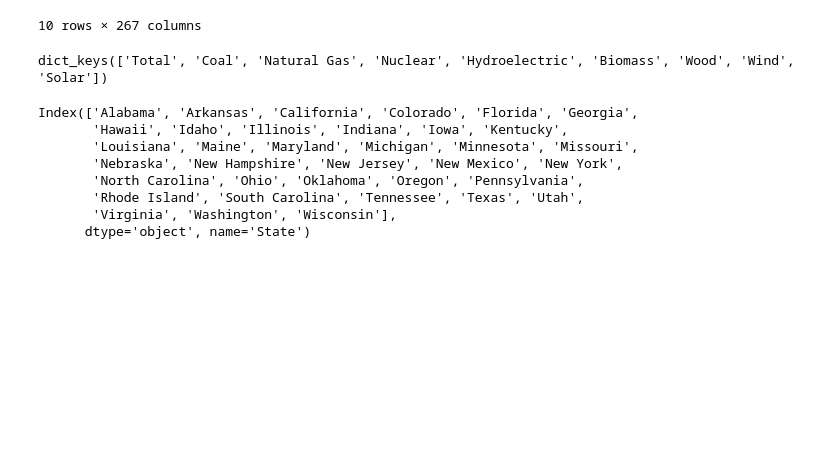
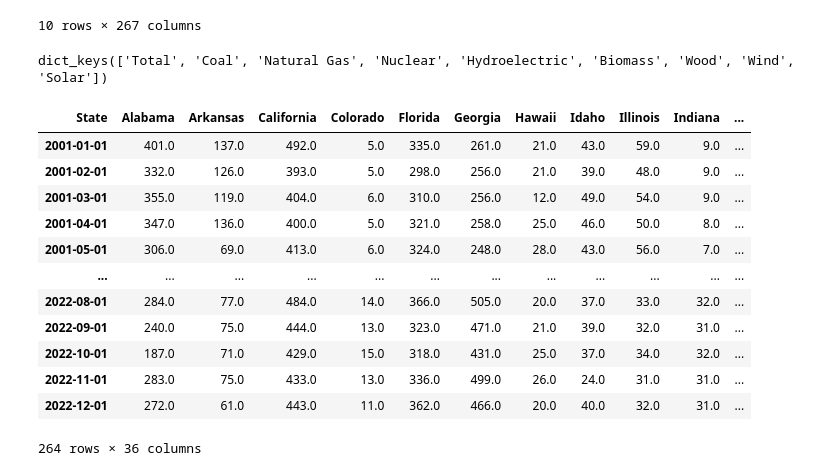
Before and after one commit to rohan-r-kulkarni/energy_analytics, a Jupyter notebook: data_cleaning/deprecated/cleaning_workspace.ipynb, the cells around one changed output. Drawn from its saved outputs; the diff is of its cells as text; code cells hidden in the pictures; blank space fills up the shorter version.

```diff
--- a/cleaning_workspace.ipynb
+++ b/data_cleaning/deprecated/cleaning_workspace.ipynb
@@ -61,7 +80,7 @@ popT_by_month[relevstates]
 # %%
 usstates = ["Alabama", "Alaska", "Arizona", "Arkansas", "California", "Colorado", "Connecticut", "Delaware", "Florida", "Georgia", "Hawaii", "Idaho", "Illinois", "Indiana", "Iowa", "Kansas", "Kentucky", "Louisiana", "Maine", "Maryland", "Massachusetts", "Michigan", "Minnesota", "Mississippi", "Missouri", "Montana", "Nebraska", "Nevada", "New Hampshire", "New Jersey", "New Mexico", "New York", "North Carolina", "North Dakota", "Ohio", "Oklahoma", "Oregon", "Pennsylvania", "Rhode Island", "South Carolina", "South Dakota", "Tennessee", "Texas", "Utah", "Vermont", "Virginia", "Washington", "West Virginia", "Wisconsin", "Wyoming"]
 # %%
-coal = pd.read_csv("raw_data/coal_consumption.csv")
+coal = pd.read_csv("../raw_data/coal_consumption.csv")
 # coal.head(25)
 # %%
 coaldf = coal.loc[6:, ]
@@ -133,7 +114,7 @@ q_gasp
 # %% [markdown]
 <h3>Net Energy Generation by Select States in Thousand MWh; Quarterly 2001-2022</h3>
 # %%
-net_gen = pd.read_csv("raw_data/net_energy_gen.csv")
+net_gen = pd.read_csv("../raw_data/net_energy_gen.csv")
 net_gen.head(10)
 # %% [output]
 |  | Net generation for all sectors | Unnamed: 1 | Unnamed: 2 | Unnamed: 3 | Unnamed: 4 | Unnamed: 5 | Unnamed: 6 | ... |
@@ -192,13 +173,18 @@ gen_dfdict.keys()
 dict_keys(['Total', 'Coal', 'Natural Gas', 'Nuclear', 'Hydroelectric', 'Biomass', 'Wood', 'Wind', 'Solar'])
 # %%
 #get the data by any key specified aboved
-gen_dfdict["Biomass"].columns
+gen_dfdict["Biomass"]
 # %% [output]
+| State | Alabama | Arkansas | California | Colorado | Florida | Georgia | Hawaii | Idaho | Illinois | Indiana | ... |
+| 2001-01-01 | 401.0 | 137.0 | 492.0 | 5.0 | 335.0 | 261.0 | 21.0 | 43.0 | 59.0 | 9.0 | ... |
+| 2001-02-01 | 332.0 | 126.0 | 393.0 | 5.0 | 298.0 | 256.0 | 21.0 | 39.0 | 48.0 | 9.0 | ... |
+| 2001-03-01 | 355.0 | 119.0 | 404.0 | 6.0 | 310.0 | 256.0 | 12.0 | 49.0 | 54.0 | 9.0 | ... |
+| 2001-04-01 | 347.0 | 136.0 | 400.0 | 5.0 | 321.0 | 258.0 | 25.0 | 46.0 | 50.0 | 8.0 | ... |
+| 2001-05-01 | 306.0 | 69.0 | 413.0 | 6.0 | 324.0 | 248.0 | 28.0 | 43.0 | 56.0 | 7.0 | ... |
+| ... | ... | ... | ... | ... | ... | ... | ... | ... | ... | ... | ... |
+| 2022-08-01 | 284.0 | 77.0 | 484.0 | 14.0 | 366.0 | 505.0 | 20.0 | 37.0 | 33.0 | 32.0 | ... |
+| 2022-09-01 | 240.0 | 75.0 | 444.0 | 13.0 | 323.0 | 471.0 | 21.0 | 39.0 | 32.0 | 31.0 | ... |
+| 2022-10-01 | 187.0 | 71.0 | 429.0 | 15.0 | 318.0 | 431.0 | 25.0 | 37.0 | 34.0 | 32.0 | ... |
+| 2022-11-01 | 283.0 | 75.0 | 433.0 | 13.0 | 336.0 | 499.0 | 26.0 | 24.0 | 31.0 | 31.0 | ... |
+| 2022-12-01 | 272.0 | 61.0 | 443.0 | 11.0 | 362.0 | 466.0 | 20.0 | 40.0 | 32.0 | 31.0 | ... |
-Index(['Alabama', 'Arkansas', 'California', 'Colorado', 'Florida', 'Georgia',
-       'Hawaii', 'Idaho', 'Illinois', 'Indiana', 'Iowa', 'Kentucky',
-       'Louisiana', 'Maine', 'Maryland', 'Michigan', 'Minnesota', 'Missouri',
-       'Nebraska', 'New Hampshire', 'New Jersey', 'New Mexico', 'New York',
-       'North Carolina', 'Ohio', 'Oklahoma', 'Oregon', 'Pennsylvania',
-       'Rhode Island', 'South Carolina', 'Tennessee', 'Texas', 'Utah',
-       'Virginia', 'Washington', 'Wisconsin'],
-      dtype='object', name='State')
+264 rows × 36 columns
```
Also changed, not shown: parts of 8 cells of this notebook, 5 other files.
